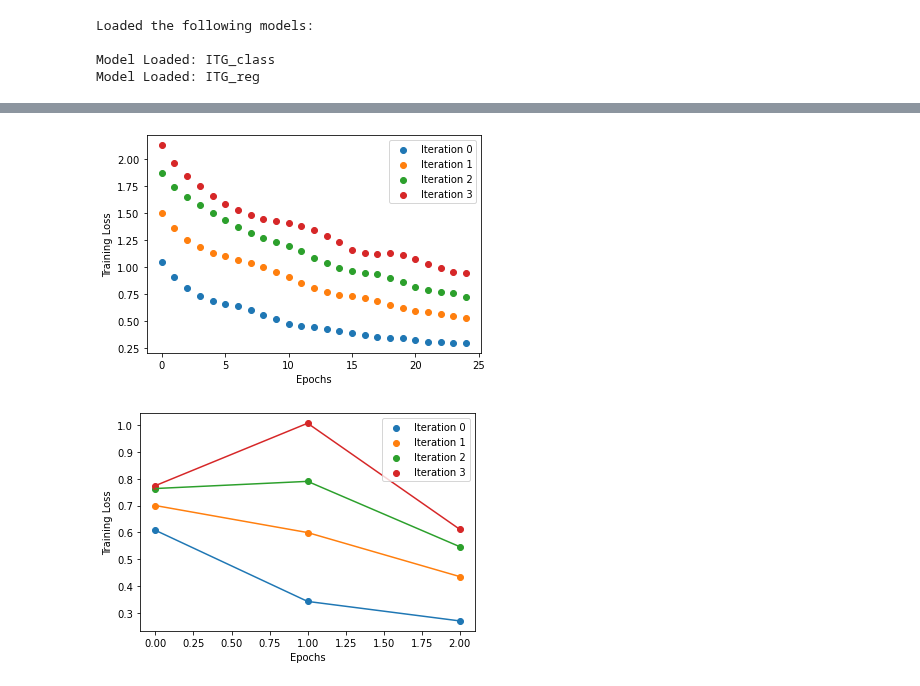
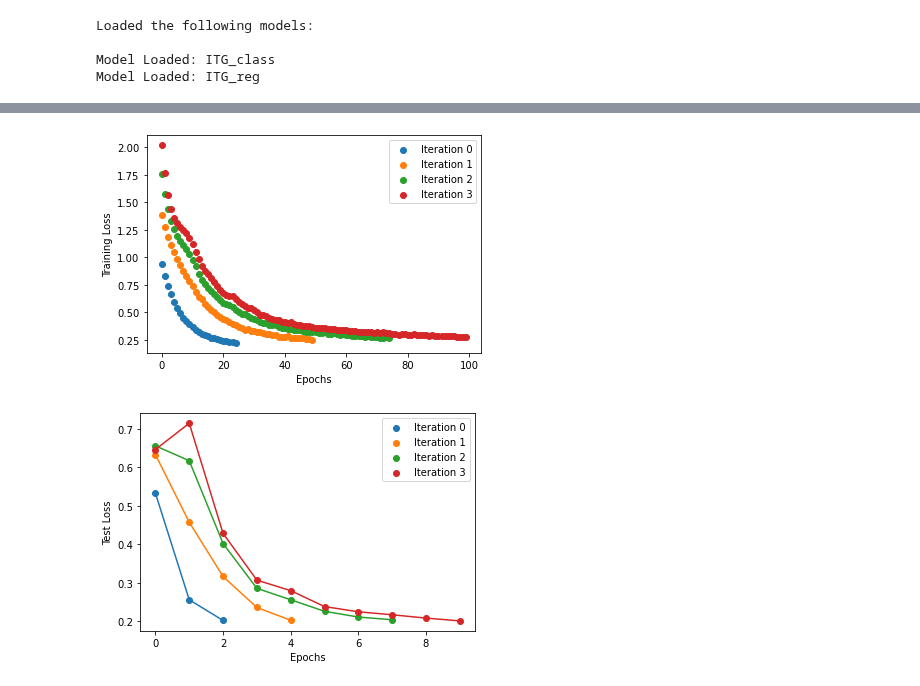
Before and after one commit to zcapjdb/UKAEAGroupProject, a Jupyter notebook: src/notebooks/run_pipeline.ipynb, the cells around one changed output, grey strips where cells are left out. Cells and saved outputs as stored; diff of their text form; code cells hidden in the pictures.

Commit message:
Adaptive epochs fix

```diff
--- a/src/notebooks/run_pipeline.ipynb
+++ b/src/notebooks/run_pipeline.ipynb
@@ -95,7 +95,7 @@ for i in range(iterations):
         valid_loader,
         models["ITG_reg"],
         learning_rate=1e-3,
-        epochs=25,
+        epochs=epochs,
         validation_step=True,
         mode="shrink_perturb",
     )
@@ -237,16 +237,18 @@ for i in range(len(train_losses)):
 
 plt.xlabel("Epochs")
 plt.ylabel("Training Loss");
+plt.savefig("SP_training_loss.png", dpi = 300)
 # %% [output]
-[figure, old version]
+[figure, new version]
 # %%
 plt.figure()
 for i in range(len(test_losses)):
     plt.plot(np.arange(0,len(test_losses[i])), test_losses[i]);
     plt.scatter(np.arange(0,len(test_losses[i])), test_losses[i], label = f"Iteration {i}");
 
 plt.legend()
 plt.xlabel("Epochs")
-plt.ylabel("Training Loss");
+plt.ylabel("Test Loss");
+plt.savefig("SP_test_loss.png", dpi = 300)
 # %% [output]
-[figure, old version]
+[figure, new version]
```
Also changed, not shown: parts of 1 cell of this notebook, 1 other file.
